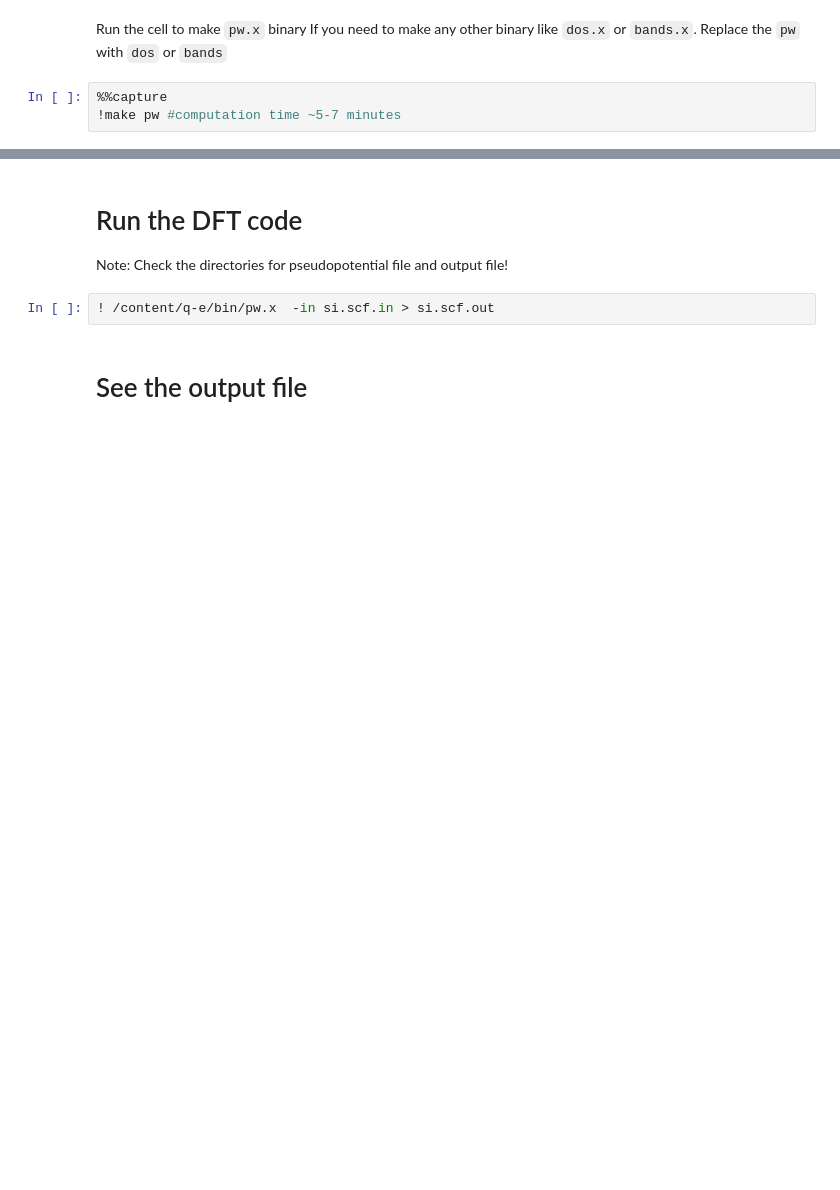
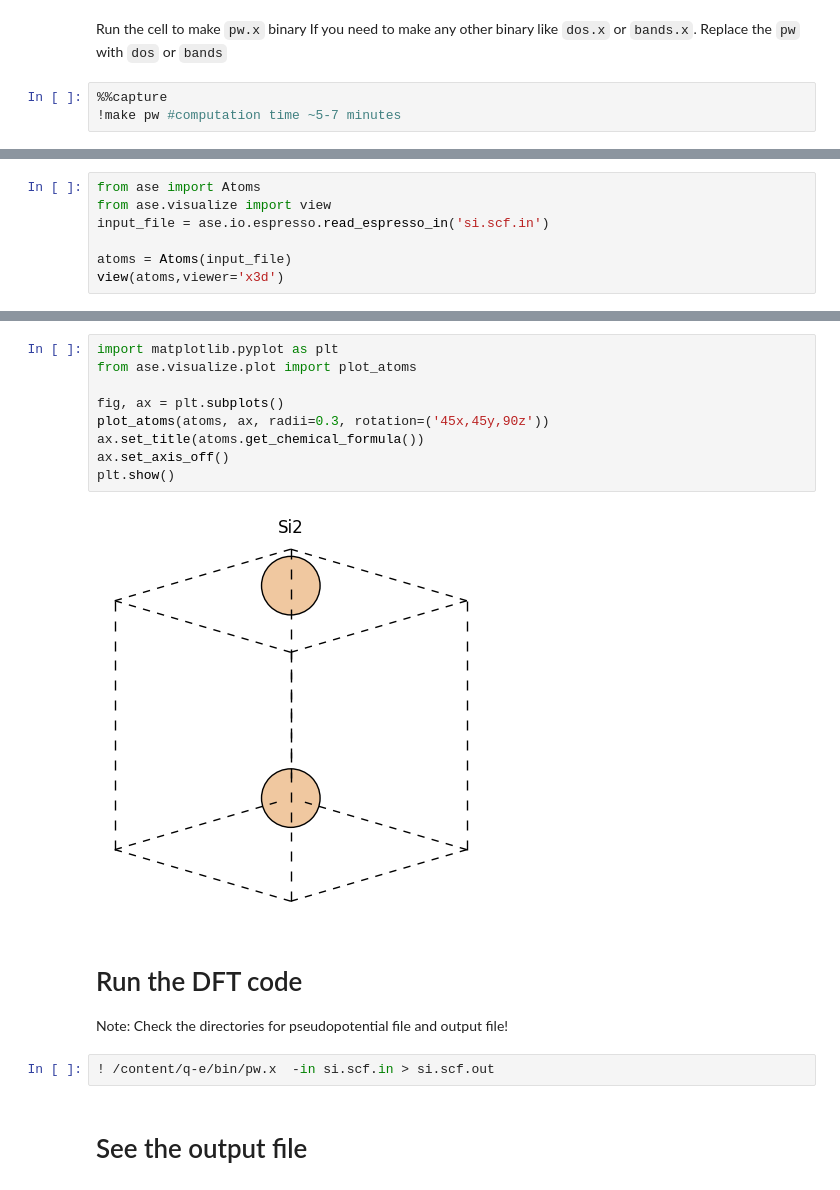
Before and after one commit to sedaoturak/Quantum_Espresso_Colab, a Jupyter notebook: Quantum_Espresso_Colab.ipynb, the cells around one changed output, grey strips where cells are left out. Saved outputs shown, nothing was run; the diff lists cells and outputs as text; blank space fills up the shorter version.

```diff
--- a/Quantum_Espresso_Colab.ipynb
+++ b/Quantum_Espresso_Colab.ipynb
@@ -28,0 +69,7 @@ Create a folder named "Quantum Files" to download and keep all the files needed
+# %%
+from ase import Atoms
+from ase.visualize import view
+input_file = ase.io.espresso.read_espresso_in('si.scf.in')
+
+atoms = Atoms(input_file)
+view(atoms,viewer='x3d')
@@ -29,3 +78,14 @@ Create a folder named "Quantum Files" to download and keep all the files needed
+# %%
+import matplotlib.pyplot as plt
+from ase.visualize.plot import plot_atoms
+
+fig, ax = plt.subplots()
+plot_atoms(atoms, ax, radii=0.3, rotation=('45x,45y,90z'))
+ax.set_title(atoms.get_chemical_formula())
+ax.set_axis_off()
+plt.show()
+# %% [output]
+[figure, added]
 # %% [markdown]
 # Run the DFT code
 
```
Also changed, not shown: parts of 17 cells of this notebook.
